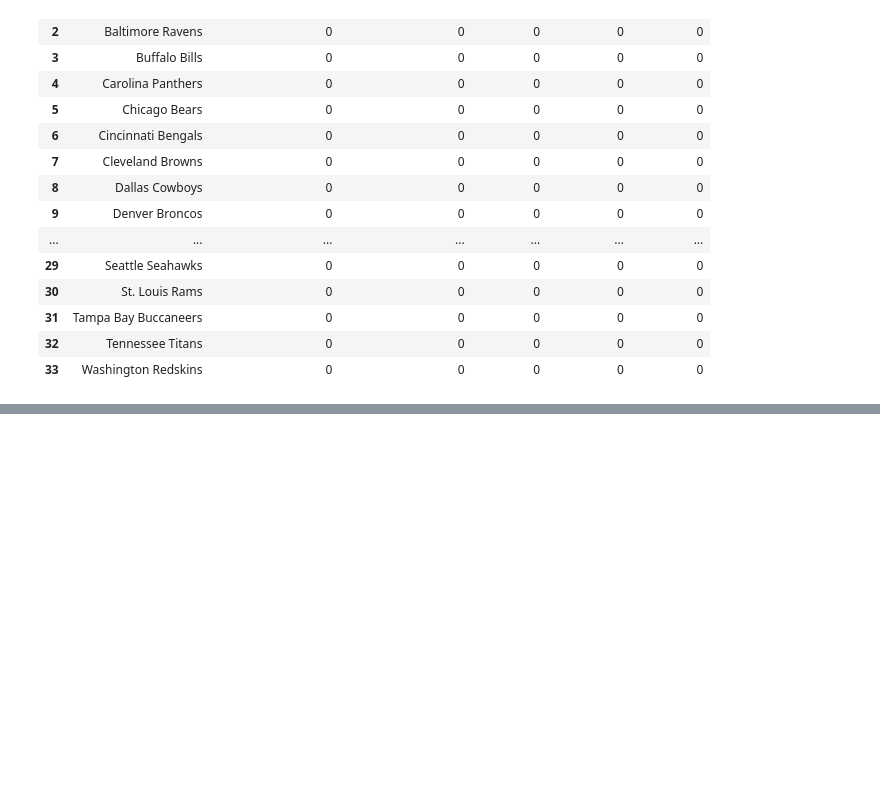
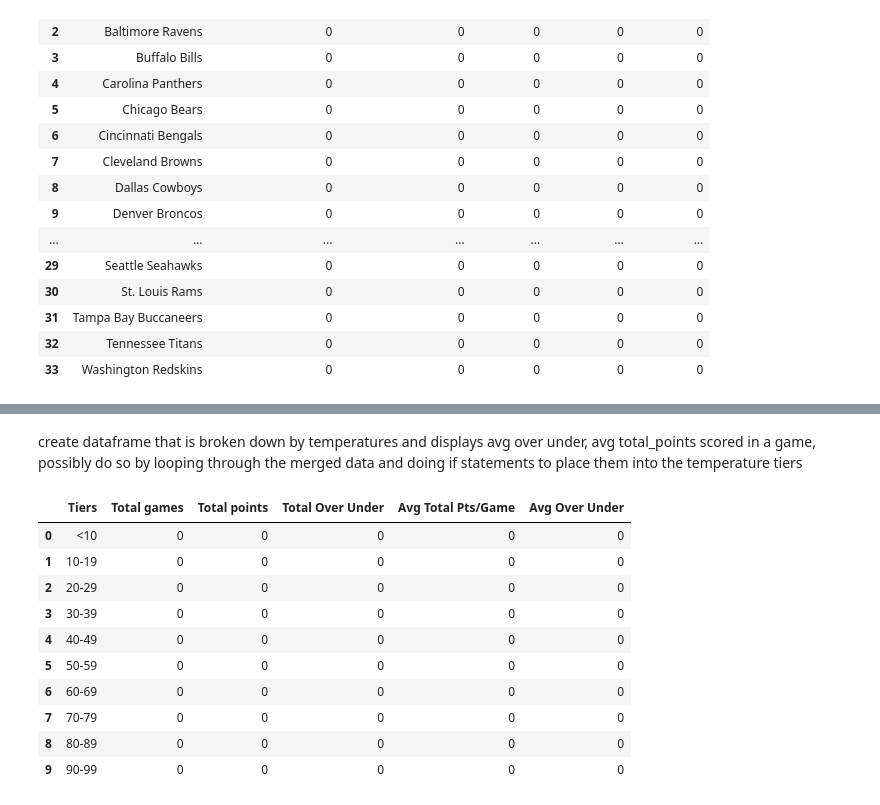
Before and after one commit to potterc22/Project1_TeamB, a Jupyter notebook: startercode.ipynb, the cells around one changed output, grey strips where cells are left out. Saved outputs shown, nothing was run; the diff lists cells and outputs as text; code cells hidden in the pictures; blank space fills up the shorter version.

```diff
--- a/startercode.ipynb
+++ b/startercode.ipynb
@@ -385,0 +414,26 @@ team_stats_sorted
+# %% [markdown]
+create dataframe that is broken down by temperatures and displays avg over under, avg total_points scored in a game,
+possibly do so by looping through the merged data and doing if statements to place them into the temperature tiers
+# %%
+tiers = ['<10', '10-19', '20-29', '30-39', '40-49', '50-59', '60-69', '70-79', '80-89', '90-99']
+weather_tiers = pd.DataFrame({
+    'Tiers': tiers,
+    'Total games': 0,
+    'Total points': 0,
+    'Total Over Under': 0,
+    'Avg Total Pts/Game': 0,
+    'Avg Over Under': 0
+})
+weather_tiers
+# %% [output]
+|  | Tiers | Total games | Total points | Total Over Under | Avg Total Pts/Game | Avg Over Under |
+| 0 | <10 | 0 | 0 | 0 | 0 | 0 |
+| 1 | 10-19 | 0 | 0 | 0 | 0 | 0 |
+| 2 | 20-29 | 0 | 0 | 0 | 0 | 0 |
+| 3 | 30-39 | 0 | 0 | 0 | 0 | 0 |
+| 4 | 40-49 | 0 | 0 | 0 | 0 | 0 |
+| 5 | 50-59 | 0 | 0 | 0 | 0 | 0 |
+| 6 | 60-69 | 0 | 0 | 0 | 0 | 0 |
+| 7 | 70-79 | 0 | 0 | 0 | 0 | 0 |
+| 8 | 80-89 | 0 | 0 | 0 | 0 | 0 |
+| 9 | 90-99 | 0 | 0 | 0 | 0 | 0 |
```
Also changed, not shown: parts of 7 cells of this notebook.
